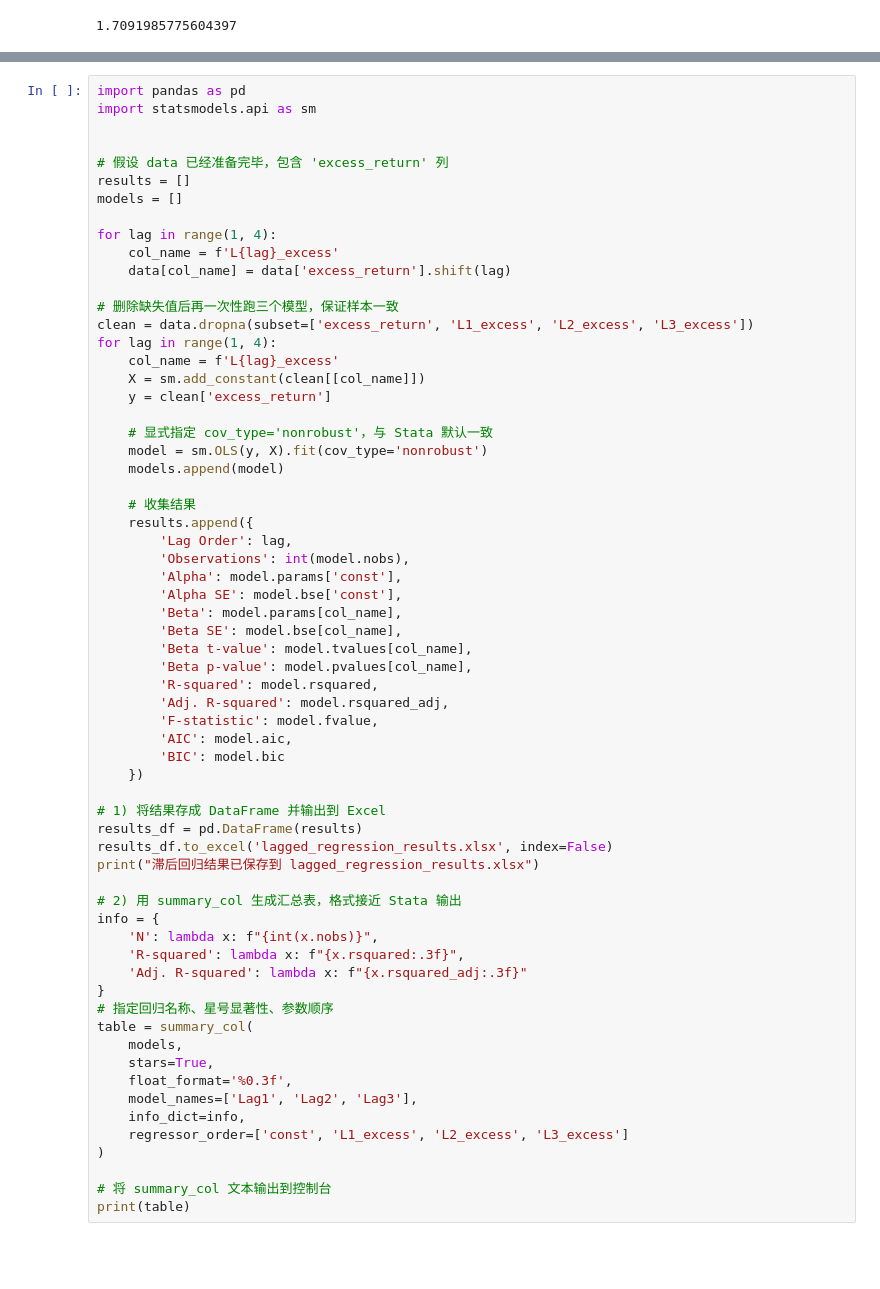
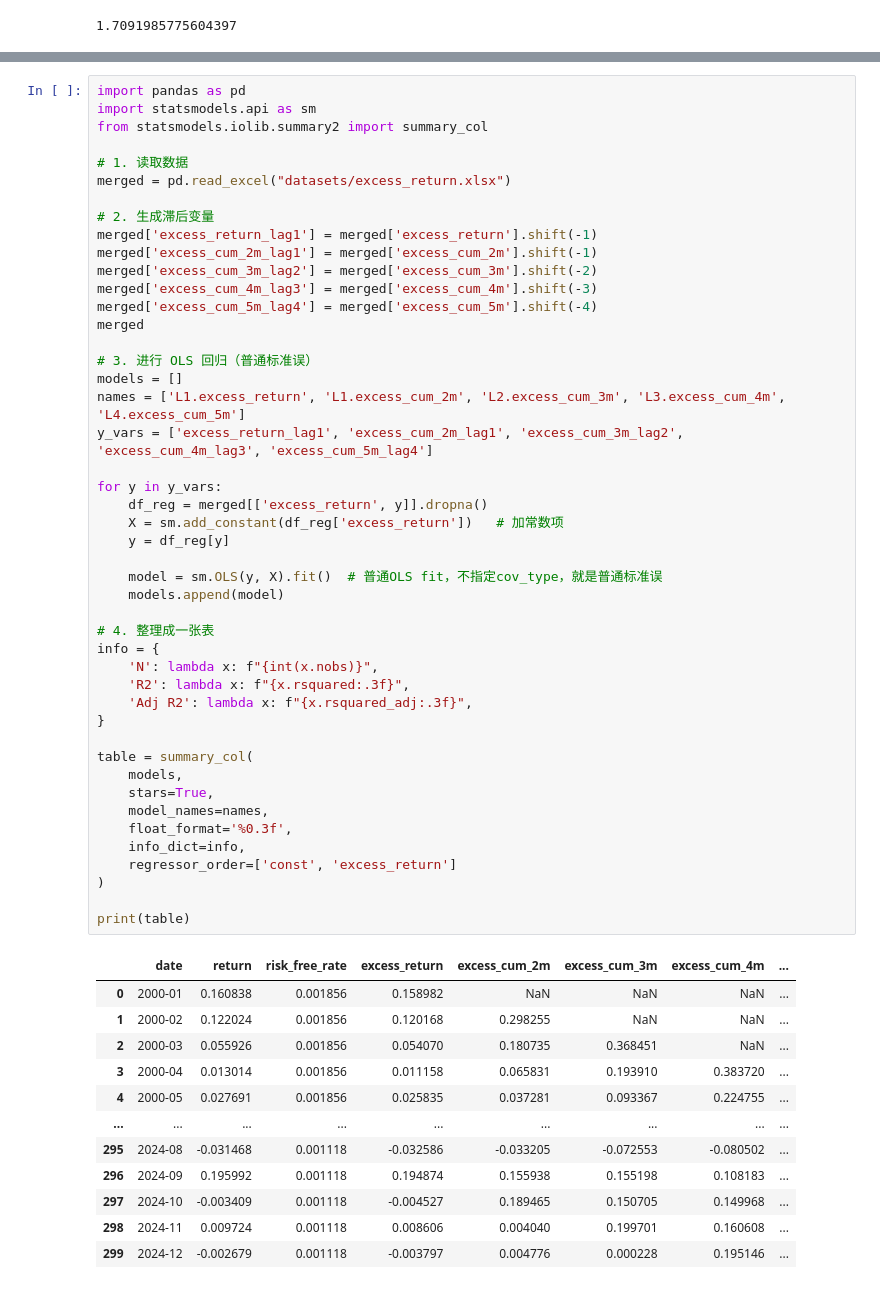
Before and after one commit to adenaden432432/return_forecast, a Jupyter notebook: main.ipynb, the cells around one changed output, grey strips where cells are left out. Drawn from its saved outputs; the diff is of its cells as text; blank space fills up the shorter version.

```diff
--- a/main.ipynb
+++ b/main.ipynb
@@ -409,65 +405,59 @@ data
 # %%
 import pandas as pd
 import statsmodels.api as sm
+from statsmodels.iolib.summary2 import summary_col
 
+# 1. 读取数据
+merged = pd.read_excel("datasets/excess_return.xlsx")
 
-# 假设 data 已经准备完毕，包含 'excess_return' 列
-results = []
+# 2. 生成滞后变量
+merged['excess_return_lag1'] = merged['excess_return'].shift(-1)
+merged['excess_cum_2m_lag1'] = merged['excess_cum_2m'].shift(-1)
+merged['excess_cum_3m_lag2'] = merged['excess_cum_3m'].shift(-2)
+merged['excess_cum_4m_lag3'] = merged['excess_cum_4m'].shift(-3)
+merged['excess_cum_5m_lag4'] = merged['excess_cum_5m'].shift(-4)
+merged
+
+# 3. 进行 OLS 回归（普通标准误）
 models = []
+names = ['L1.excess_return', 'L1.excess_cum_2m', 'L2.excess_cum_3m', 'L3.excess_cum_4m', 'L4.excess_cum_5m']
+y_vars = ['excess_return_lag1', 'excess_cum_2m_lag1', 'excess_cum_3m_lag2', 'excess_cum_4m_lag3', 'excess_cum_5m_lag4']
 
-for lag in range(1, 4):
-    col_name = f'L{lag}_excess'
-    data[col_name] = data['excess_return'].shift(lag)
+for y in y_vars:
+    df_reg = merged[['excess_return', y]].dropna()
+    X = sm.add_constant(df_reg['excess_return'])   # 加常数项
+    y = df_reg[y]
 
-# 删除缺失值后再一次性跑三个模型，保证样本一致
-clean = data.dropna(subset=['excess_return', 'L1_excess', 'L2_excess', 'L3_excess'])
-for lag in range(1, 4):
-    col_name = f'L{lag}_excess'
-    X = sm.add_constant(clean[[col_name]])
-    y = clean['excess_return']
-
-    # 显式指定 cov_type='nonrobust'，与 Stata 默认一致
-    model = sm.OLS(y, X).fit(cov_type='nonrobust')
+    model = sm.OLS(y, X).fit()  # 普通OLS fit，不指定cov_type，就是普通标准误
     models.append(model)
 
-    # 收集结果
-    results.append({
-        'Lag Order': lag,
-        'Observations': int(model.nobs),
-        'Alpha': model.params['const'],
-        'Alpha SE': model.bse['const'],
-        'Beta': model.params[col_name],
-        'Beta SE': model.bse[col_name],
-        'Beta t-value': model.tvalues[col_name],
-        'Beta p-value': model.pvalues[col_name],
-        'R-squared': model.rsquared,
-        'Adj. R-squared': model.rsquared_adj,
-        'F-statistic': model.fvalue,
-        'AIC': model.aic,
-        'BIC': model.bic
-    })
-
-# 1) 将结果存成 DataFrame 并输出到 Excel
-results_df = pd.DataFrame(results)
-results_df.to_excel('lagged_regression_results.xlsx', index=False)
-print("滞后回归结果已保存到 lagged_regression_results.xlsx")
-
-# 2) 用 summary_col 生成汇总表，格式接近 Stata 输出
+# 4. 整理成一张表
 info = {
     'N': lambda x: f"{int(x.nobs)}",
-    'R-squared': lambda x: f"{x.rsquared:.3f}",
-    'Adj. R-squared': lambda x: f"{x.rsquared_adj:.3f}"
+    'R2': lambda x: f"{x.rsquared:.3f}",
+    'Adj R2': lambda x: f"{x.rsquared_adj:.3f}",
 }
-# 指定回归名称、星号显著性、参数顺序
+
 table = summary_col(
     models,
     stars=True,
+    model_names=names,
     float_format='%0.3f',
-    model_names=['Lag1', 'Lag2', 'Lag3'],
     info_dict=info,
-    regressor_order=['const', 'L1_excess', 'L2_excess', 'L3_excess']
+    regressor_order=['const', 'excess_return']
 )
 
-# 将 summary_col 文本输出到控制台
 print(table)
 # %% [output]
+|  | date | return | risk_free_rate | excess_return | excess_cum_2m | excess_cum_3m | excess_cum_4m | ... |
+| 0 | 2000-01 | 0.160838 | 0.001856 | 0.158982 | NaN | NaN | NaN | ... |
+| 1 | 2000-02 | 0.122024 | 0.001856 | 0.120168 | 0.298255 | NaN | NaN | ... |
+| 2 | 2000-03 | 0.055926 | 0.001856 | 0.054070 | 0.180735 | 0.368451 | NaN | ... |
+| 3 | 2000-04 | 0.013014 | 0.001856 | 0.011158 | 0.065831 | 0.193910 | 0.383720 | ... |
+| 4 | 2000-05 | 0.027691 | 0.001856 | 0.025835 | 0.037281 | 0.093367 | 0.224755 | ... |
+| ... | ... | ... | ... | ... | ... | ... | ... | ... |
+| 295 | 2024-08 | -0.031468 | 0.001118 | -0.032586 | -0.033205 | -0.072553 | -0.080502 | ... |
+| 296 | 2024-09 | 0.195992 | 0.001118 | 0.194874 | 0.155938 | 0.155198 | 0.108183 | ... |
+| 297 | 2024-10 | -0.003409 | 0.001118 | -0.004527 | 0.189465 | 0.150705 | 0.149968 | ... |
+| 298 | 2024-11 | 0.009724 | 0.001118 | 0.008606 | 0.004040 | 0.199701 | 0.160608 | ... |
+| 299 | 2024-12 | -0.002679 | 0.001118 | -0.003797 | 0.004776 | 0.000228 | 0.195146 | ... |
```
Also changed, not shown: parts of 21 cells of this notebook, 4 other files.
